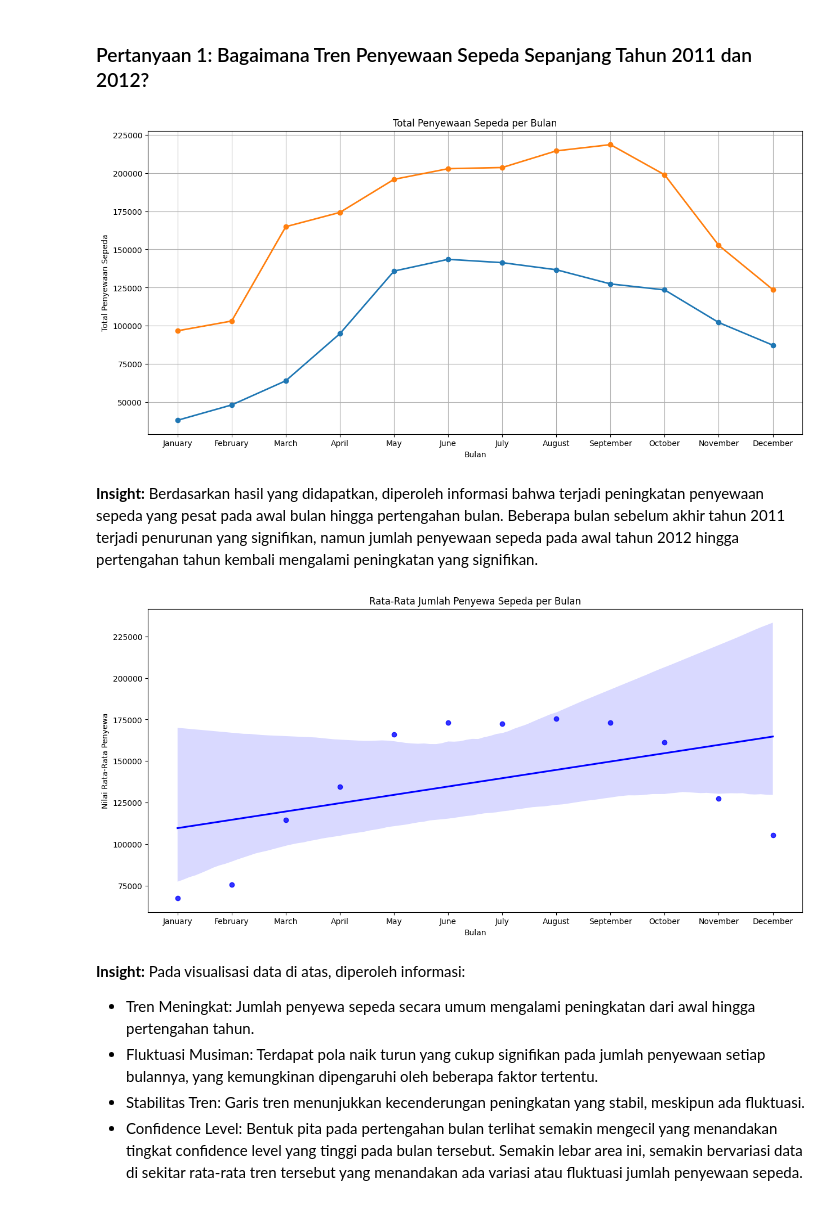
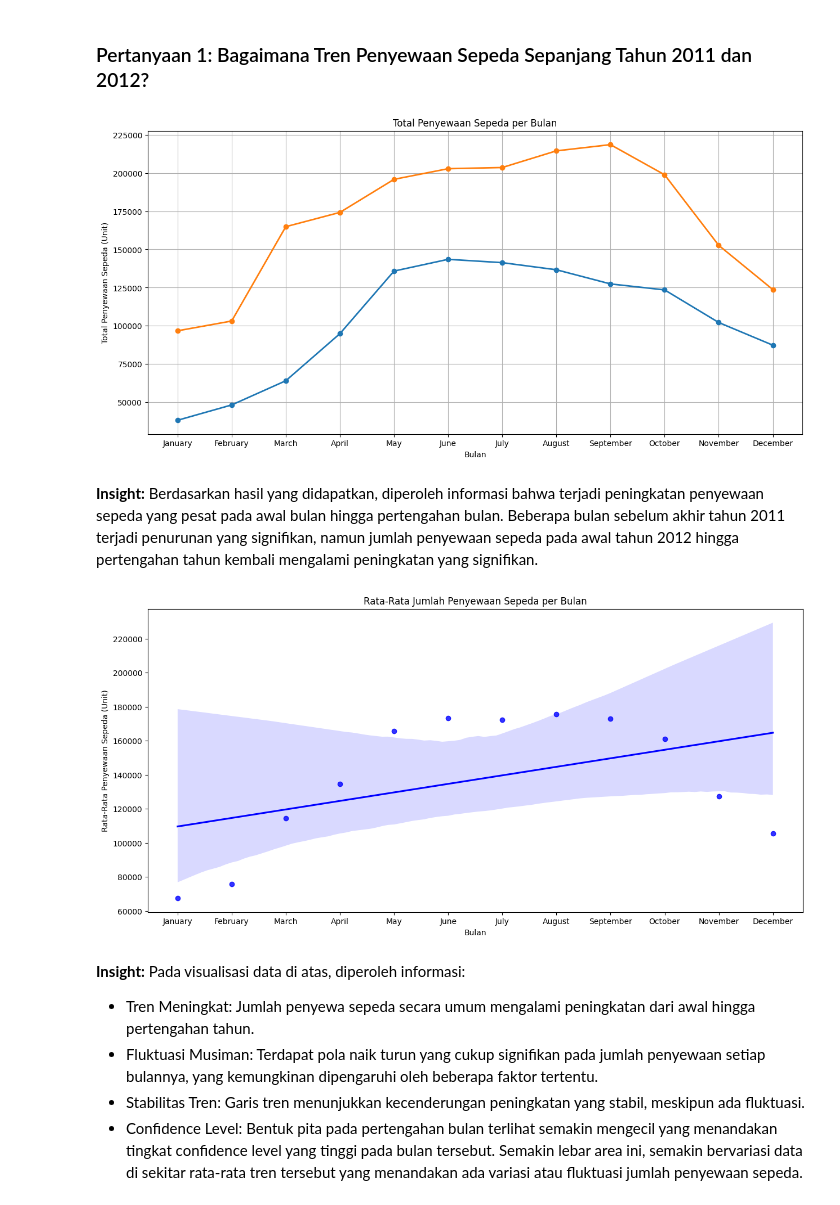
Before and after one commit to wahyunirosyidah/submission, a Jupyter notebook: notebook.ipynb, the cells around one changed output. Cells and saved outputs as stored; diff of their text form; code cells hidden in the pictures.

```diff
--- a/notebook.ipynb
+++ b/notebook.ipynb
@@ -515,29 +504,29 @@ for year in monthly_rentals['year'].unique():
 plt.xticks(range(1, 13), labels=list(calendar.month_name[1:]))
 plt.title('Total Penyewaan Sepeda per Bulan')
 plt.xlabel('Bulan')
-plt.ylabel('Total Penyewaan Sepeda')
+plt.ylabel('Total Penyewaan Sepeda (Unit)')
 plt.grid(True)
 plt.show()
 # %% [output]
-[figure, old version]
+[figure, new version]
 # %% [markdown]
 **Insight:**
 Berdasarkan hasil yang didapatkan, diperoleh informasi bahwa terjadi peningkatan penyewaan sepeda yang pesat pada awal bulan hingga pertengahan bulan. Beberapa bulan sebelum akhir tahun 2011 terjadi penurunan yang signifikan, namun jumlah penyewaan sepeda pada awal tahun 2012 hingga pertengahan tahun kembali mengalami peningkatan yang signifikan.
 # %%
 monthly_avg_rentals = monthly_rentals.groupby('month')['cnt'].mean().reset_index()
 monthly_avg_rentals['month_num'] = range(1, 13)
 
 plt.figure(figsize=(15,7))
 sns.regplot(x='month_num', y='cnt', data=monthly_avg_rentals, marker='o', color='blue')
 
 plt.xticks(range(1, 13), labels=list(calendar.month_name[1:]))
-plt.title('Rata-Rata Jumlah Penyewa Sepeda per Bulan')
+plt.title('Rata-Rata Jumlah Penyewaan Sepeda per Bulan')
 plt.xlabel('Bulan')
-plt.ylabel('Nilai Rata-Rata Penyewa')
+plt.ylabel('Rata-Rata Penyewaan Sepeda (Unit)')
 
 plt.show()
 # %% [output]
-[figure, old version]
+[figure, new version]
 # %% [markdown]
 **Insight:**
 Pada visualisasi data di atas, diperoleh informasi:
```
Also changed, not shown: parts of 12 cells of this notebook, 1 other file.
